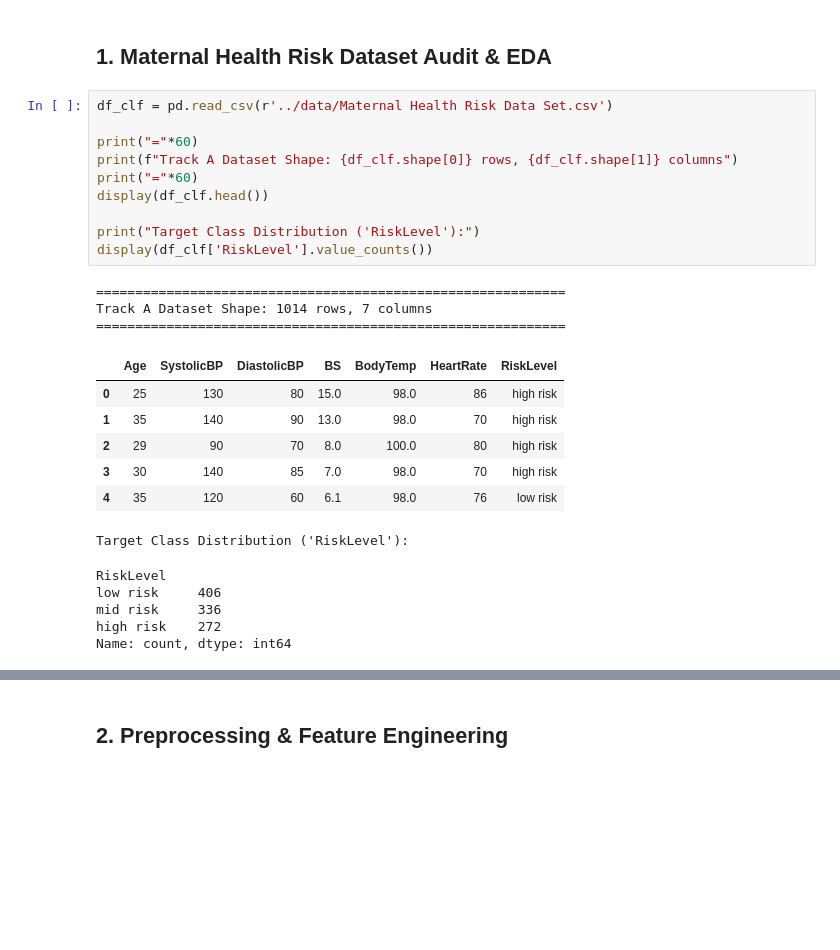
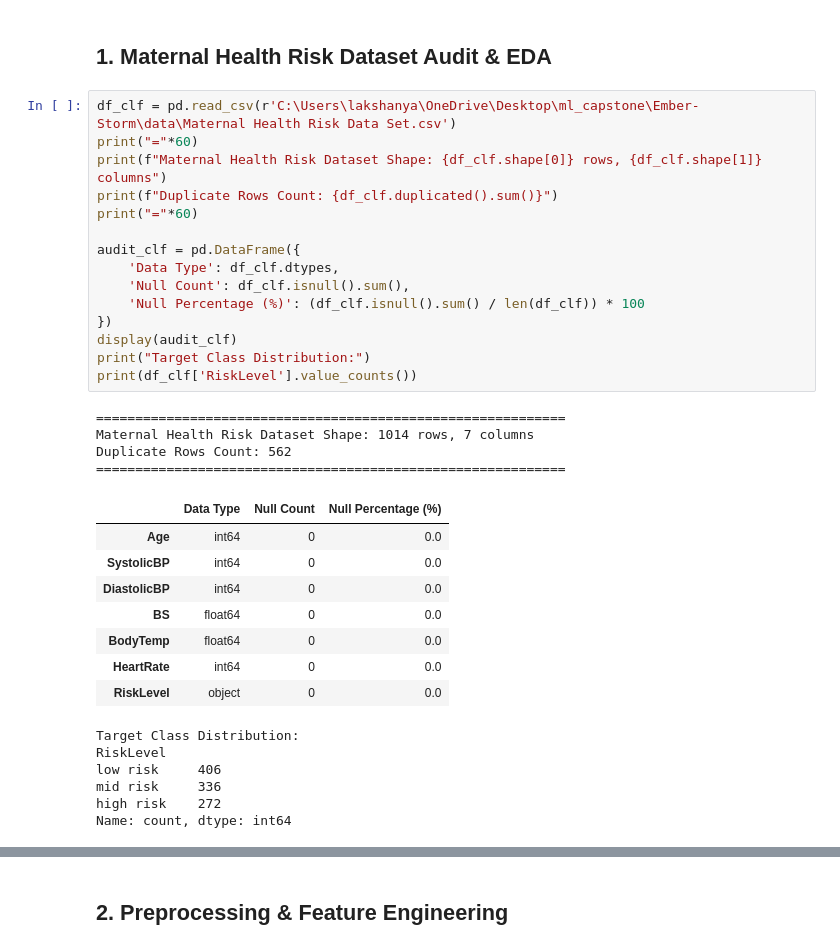
Before and after one commit to wander1112/Ember-Storm, a Jupyter notebook: notebooks/classification.ipynb, the cells around one changed output, grey strips where cells are left out. Cells and saved outputs as stored; diff of their text form; blank space fills up the shorter version.

```diff
--- a/notebooks/classification.ipynb
+++ b/notebooks/classification.ipynb
@@ -32,28 +44,36 @@ RANDOM_STATE = 42
 # %% [markdown]
 ##  1.  Maternal Health Risk Dataset Audit & EDA
 # %%
-df_clf = pd.read_csv(r'../data/Maternal Health Risk Data Set.csv')
+df_clf = pd.read_csv(r'C:\Users\lakshanya\OneDrive\Desktop\ml_capstone\Ember-Storm\data\Maternal Health Risk Data Set.csv')
+print("="*60)
+print(f"Maternal Health Risk Dataset Shape: {df_clf.shape[0]} rows, {df_clf.shape[1]} columns")
+print(f"Duplicate Rows Count: {df_clf.duplicated().sum()}")
+print("="*60)
 
-print("="*60)
-print(f"Track A Dataset Shape: {df_clf.shape[0]} rows, {df_clf.shape[1]} columns")
-print("="*60)
-display(df_clf.head())
-
-print("Target Class Distribution ('RiskLevel'):")
-display(df_clf['RiskLevel'].value_counts())
+audit_clf = pd.DataFrame({
+    'Data Type': df_clf.dtypes,
+    'Null Count': df_clf.isnull().sum(),
+    'Null Percentage (%)': (df_clf.isnull().sum() / len(df_clf)) * 100
+})
+display(audit_clf)
+print("Target Class Distribution:")
+print(df_clf['RiskLevel'].value_counts())
 # %% [output]
 ============================================================
-Track A Dataset Shape: 1014 rows, 7 columns
+Maternal Health Risk Dataset Shape: 1014 rows, 7 columns
+Duplicate Rows Count: 562
 ============================================================
-|  | Age | SystolicBP | DiastolicBP | BS | BodyTemp | HeartRate | RiskLevel |
-| 0 | 25 | 130 | 80 | 15.0 | 98.0 | 86 | high risk |
-| 1 | 35 | 140 | 90 | 13.0 | 98.0 | 70 | high risk |
-| 2 | 29 | 90 | 70 | 8.0 | 100.0 | 80 | high risk |
-| 3 | 30 | 140 | 85 | 7.0 | 98.0 | 70 | high risk |
-| 4 | 35 | 120 | 60 | 6.1 | 98.0 | 76 | low risk |
+|  | Data Type | Null Count | Null Percentage (%) |
+| Age | int64 | 0 | 0.0 |
+| SystolicBP | int64 | 0 | 0.0 |
+| DiastolicBP | int64 | 0 | 0.0 |
+| BS | float64 | 0 | 0.0 |
+| BodyTemp | float64 | 0 | 0.0 |
+| HeartRate | int64 | 0 | 0.0 |
+| RiskLevel | object | 0 | 0.0 |
-Target Class Distribution ('RiskLevel'):
+Target Class Distribution:
+RiskLevel
+low risk     406
+mid risk     336
+high risk    272
+Name: count, dtype: int64
-RiskLevel
-low risk     406
-mid risk     336
-high risk    272
-Name: count, dtype: int64
```
Also changed, not shown: parts of 24 cells of this notebook, 1 other file.
